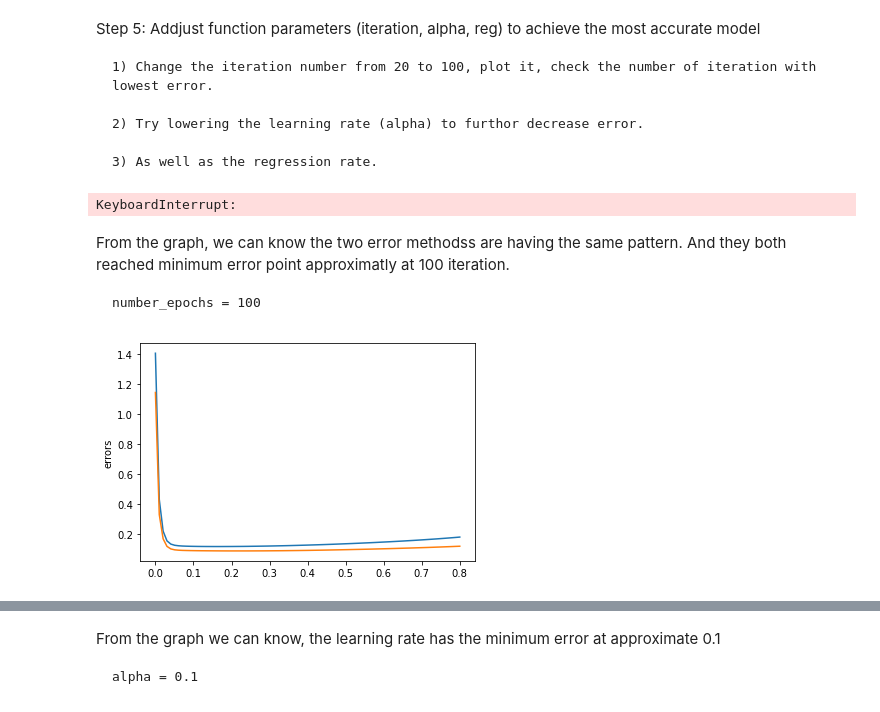
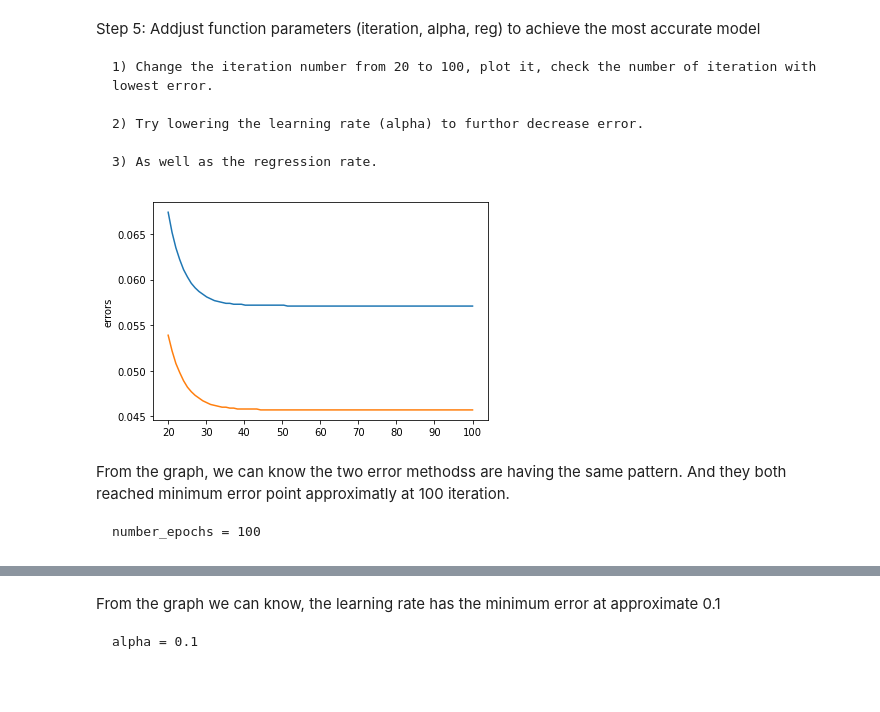
Before and after one commit to Nick-liu666/496_project_code, a Jupyter notebook: model base.ipynb, the cells around one changed output, grey strips where cells are left out. Drawn from its saved outputs; the diff is of its cells as text; code cells hidden in the pictures.

```diff
--- a/model base.ipynb
+++ b/model base.ipynb
@@ -106,7 +107,11 @@ class BaselineCFBySGD(object):
         return bu, bi
 
     def predict(self, uid, iid):
-        predict_rating = self.global_mean + self.bu[uid] + self.bi[iid]
+        try:
+            predict_rating = self.global_mean + self.bu[uid] + self.bi[iid]
+        except Exception as e:
+            print("Kicked:", e)
+            #predict_rating = 0.0
         return predict_rating
 # %% [markdown]
 Test run:
@@ -164,9 +172,9 @@ def data_split(dataset, x=0.8):
 # %% [markdown]
 Train the model using training set
 # %%
-#Training data
+#Split data
 trainset, testset = data_split(dataset, x=0.8)
-bcf = BaselineCFBySGD(trainset, 20, 0.1, 0.1, ["UserId", "ProductId", "Rating"])
+print(trainset.shape, testset.shape)
 # %% [output]
 Spliting data...
 Data Splited!!!
@@ -255,37 +264,39 @@ Step 5: Addjust function parameters (iteration, alpha, reg) to achieve the most
 
     3) As well as the regression rate.
 # %%
-iterationList = []
+def adj_epochs(trainset):
+    iterationList = []
 
-for number_epochs in range(20, 100):
+    for number_epochs in range(20, 100):
 
-    pred_rating = gen_list(trainset, number_epochs, 0.1, 0.1)
+        pred_rating = gen_list(trainset, number_epochs, 0.1, 0.1)
 
-    error = accuray(pred_rating)
-    iterationList.append(error)
+        error = accuray(pred_rating)
+        iterationList.append(error)
 
-plt.plot(np.linspace(20, 100, 80), iterationList)
-plt.ylabel('errors')
-plt.show()
+    plt.plot(np.linspace(20, 100, 80), iterationList)
+    plt.ylabel('errors')
+    plt.show()
-# %% [output]
-KeyboardInterrupt:
+# %%
+adj_epochs(trainset[:10])
+# %% [output]
+[figure, added]
 # %% [markdown]
 From the graph, we can know the two error methodss are having the same pattern. And they both reached minimum error point approximatly at 100 iteration.
 
     number_epochs = 100
 # %%
-steps = np.arange(0, 0.8, 0.01)
-iterationList = []
+def adj_alpha(trainset):
+    steps = np.arange(0, 0.8, 0.01)
+    iterationList = []
 
-for alpha in steps:
+    for alpha in steps:
 
-    pred_rating = gen_list(trainset, 100, alpha, 0.1)
+        pred_rating = gen_list(trainset, 100, alpha, 0.1)
 
-    error = accuray(pred_rating)
-    iterationList.append(error)
+        error = accuray(pred_rating)
+        iterationList.append(error)
 
-plt.plot(np.linspace(0, 0.8, 80), iterationList)
-plt.ylabel('errors')
-plt.show()
+    plt.plot(np.linspace(0, 0.8, 80), iterationList)
+    plt.ylabel('errors')
+    plt.show()
-# %% [output]
-[figure, removed]
```
Also changed, not shown: parts of 16 cells of this notebook, 1 other file.
